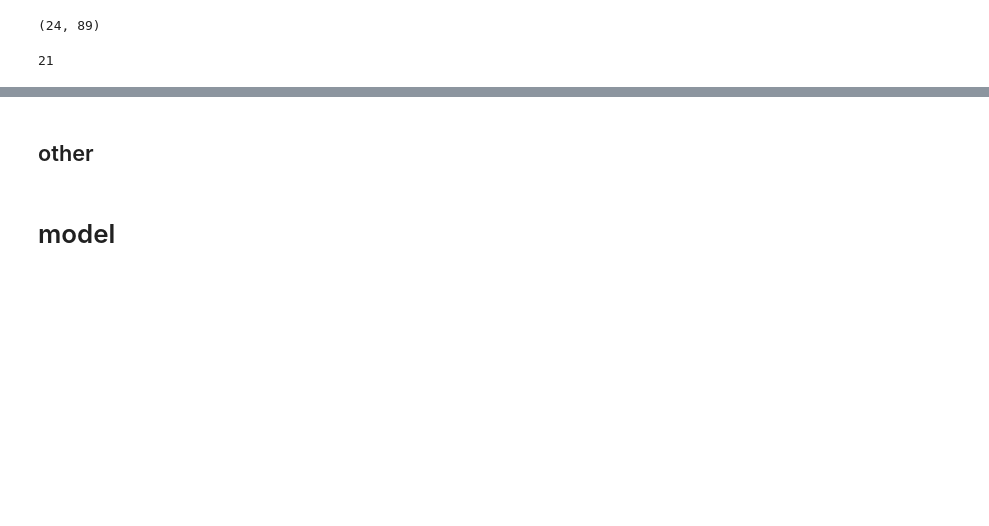
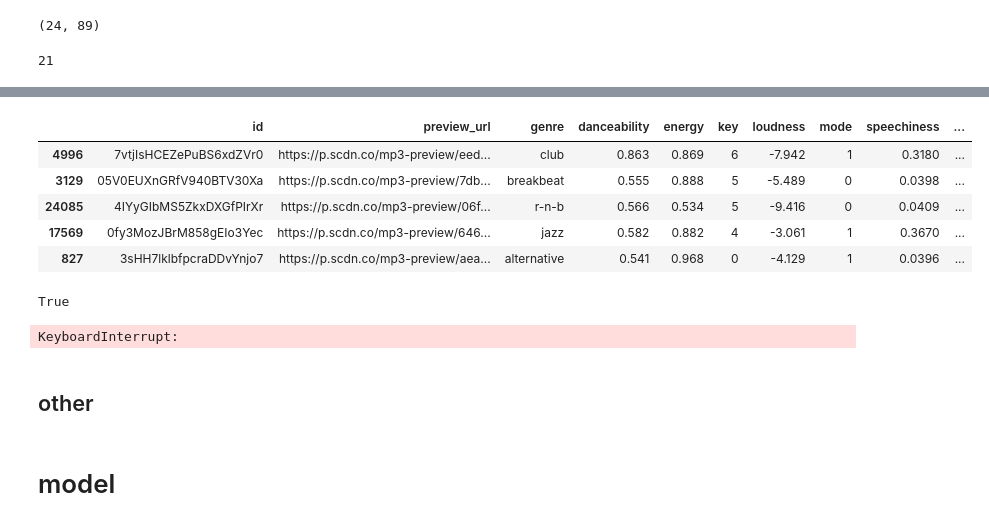
Before and after one commit to thewro11/cs364-genre-classification, a Jupyter notebook: v03_genre-classification.ipynb, the cells around one changed output, grey strips where cells are left out. Drawn from its saved outputs; the diff is of its cells as text; code cells hidden in the pictures; blank space fills up the shorter version.

```diff
--- a/v03_genre-classification.ipynb
+++ b/v03_genre-classification.ipynb
@@ -237,0 +157,20 @@ len(class_name)
+# %%
+n_genre_in_main_genre = df_data.groupby('main_genre')['genre'].nunique()
+# %%
+max_n_samples = 720
+
+balanced_data = pd.DataFrame(columns=df_data.columns)
+
+for main_genre in df_data['main_genre'].unique():
+    n_genre = n_genre_in_main_genre[main_genre]
+    n_sample = max_n_samples // n_genre
+    for genre in df_data[df_data["main_genre"] == main_genre]["genre"].unique():
+        genre_data = df_data[(df_data["main_genre"] == main_genre) & (df_data["genre"] == genre)]
+        sampled_data = genre_data.sample(n=n_sample, random_state=1234)
+
+        balanced_data = pd.concat([balanced_data, sampled_data])
+    print(balanced_data[balanced_data["main_genre"] == main_genre].groupby('genre').size())
+    print("sum genre : {}".format(len(balanced_data[balanced_data["main_genre"] == main_genre])))
+    print("="*24)
+
+balanced_data = balanced_data.sample(frac=1, random_state=1234)
@@ -237,0 +213,9 @@ len(class_name)
+# %%
+balanced_data.head()
+# %% [output]
+|  | id | preview_url | genre | danceability | energy | key | loudness | mode | speechiness | ... |
+| 4996 | 7vtjIsHCEZePuBS6xdZVr0 | https://p.scdn.co/mp3-preview/eed... | club | 0.863 | 0.869 | 6 | -7.942 | 1 | 0.3180 | ... |
+| 3129 | 05V0EUXnGRfV940BTV30Xa | https://p.scdn.co/mp3-preview/7db... | breakbeat | 0.555 | 0.888 | 5 | -5.489 | 0 | 0.0398 | ... |
+| 24085 | 4IYyGIbMS5ZkxDXGfPIrXr | https://p.scdn.co/mp3-preview/06f... | r-n-b | 0.566 | 0.534 | 5 | -9.416 | 0 | 0.0409 | ... |
+| 17569 | 0fy3MozJBrM858gEIo3Yec | https://p.scdn.co/mp3-preview/646... | jazz | 0.582 | 0.882 | 4 | -3.061 | 1 | 0.3670 | ... |
+| 827 | 3sHH7lklbfpcraDDvYnjo7 | https://p.scdn.co/mp3-preview/aea... | alternative | 0.541 | 0.968 | 0 | -4.129 | 1 | 0.0396 | ... |
@@ -237,0 +228,10 @@ len(class_name)
+# %%
+X = np.array(mfccs)
+same_shape = np.all([elem.shape == X[0].shape for elem in X])
+print(same_shape)
+# %% [output]
+True
+# %%
+raise KeyboardInterrupt
+# %% [output]
+KeyboardInterrupt:
```
Also changed, not shown: parts of 35 cells of this notebook, 5 other files.
